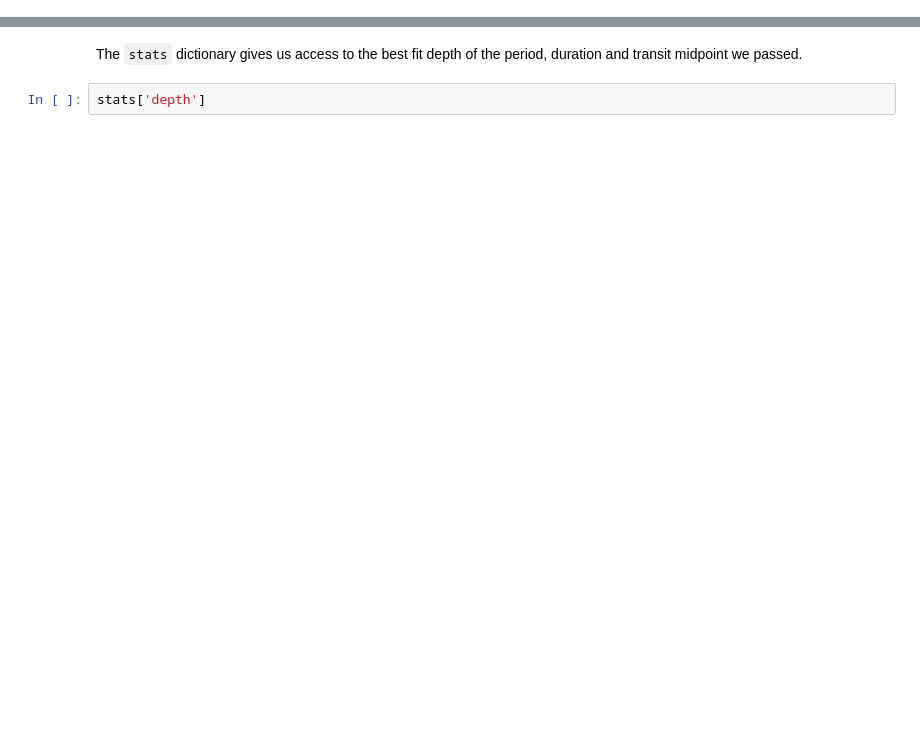
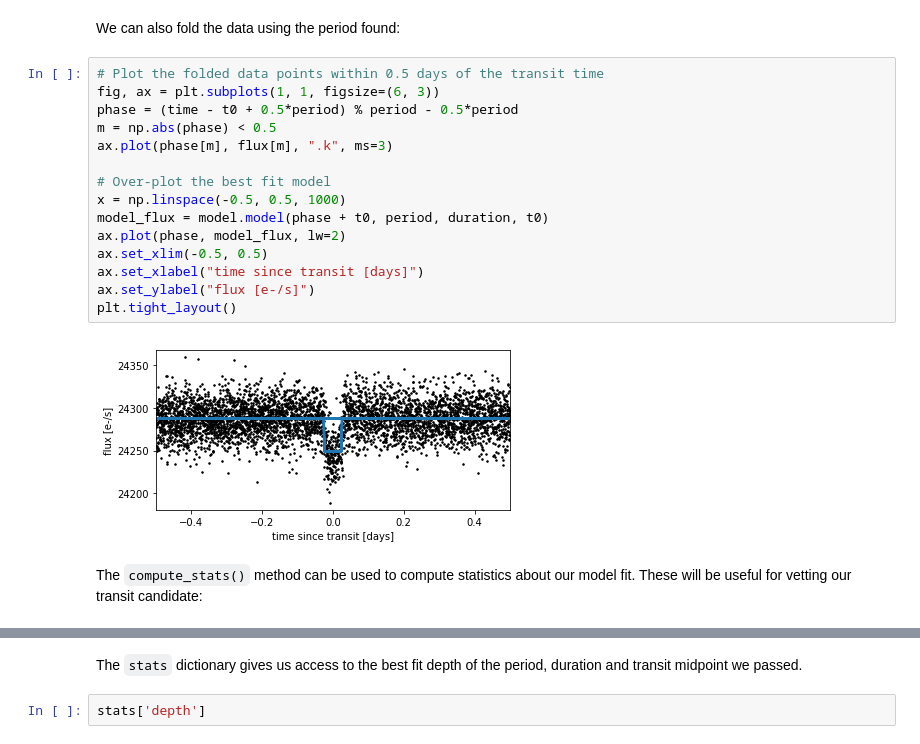
Before and after one commit to christinahedges/TESSWorkshops, a Jupyter notebook: bls/Workshop.ipynb, the cells around one changed output, grey strips where cells are left out. Drawn from its saved outputs; the diff is of its cells as text; blank space fills up the shorter version.

```diff
--- a/bls/Workshop.ipynb
+++ b/bls/Workshop.ipynb
@@ -158,0 +179,21 @@ Now we have created a dictionary called `stats` which contains statistics about
+# %% [markdown]
+We can also fold the data using the period found:
+# %%
+# Plot the folded data points within 0.5 days of the transit time
+fig, ax = plt.subplots(1, 1, figsize=(6, 3))
+phase = (time - t0 + 0.5*period) % period - 0.5*period
+m = np.abs(phase) < 0.5
+ax.plot(phase[m], flux[m], ".k", ms=3)
+
+# Over-plot the best fit model
+x = np.linspace(-0.5, 0.5, 1000)
+model_flux = model.model(phase + t0, period, duration, t0)
+ax.plot(phase, model_flux, lw=2)
+ax.set_xlim(-0.5, 0.5)
+ax.set_xlabel("time since transit [days]")
+ax.set_ylabel("flux [e-/s]")
+plt.tight_layout()
+# %% [output]
+[figure, added]
+# %% [markdown]
+The `compute_stats()` method can be used to compute statistics about our model fit. These will be useful for vetting our transit candidate:
```
Also changed, not shown: parts of 99 cells of this notebook.
